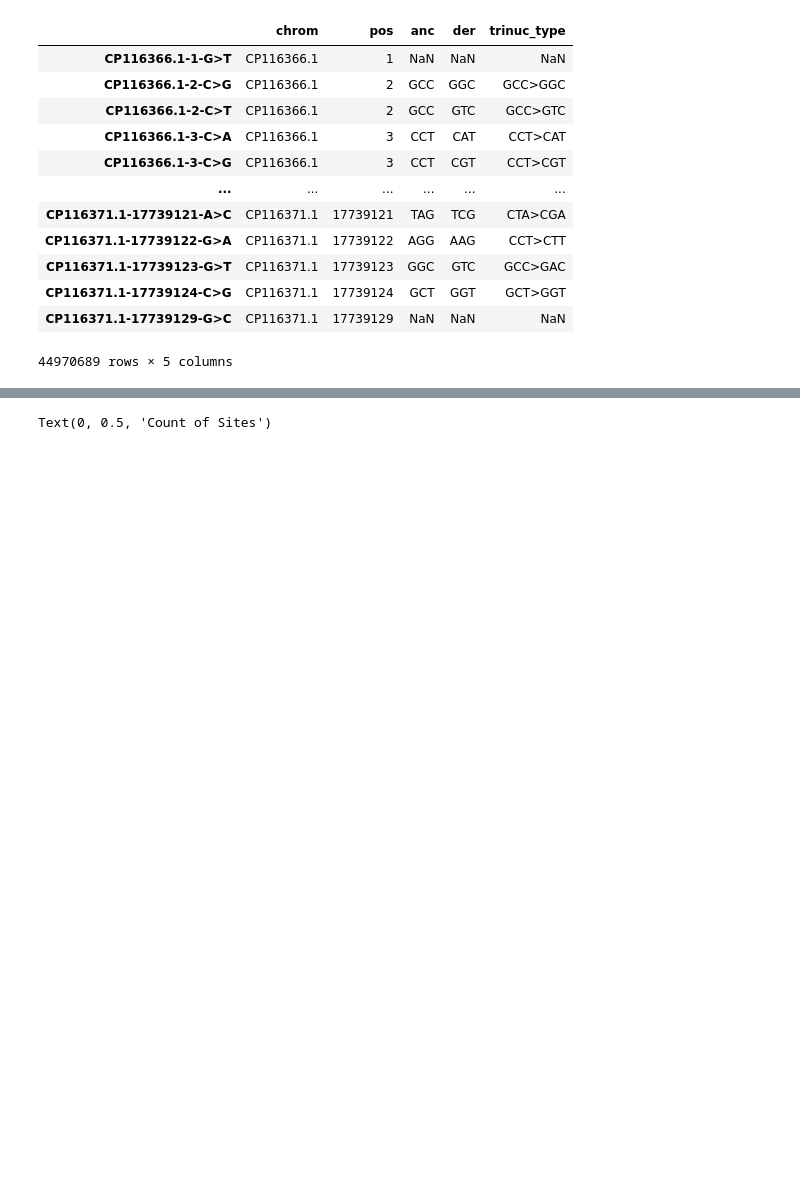
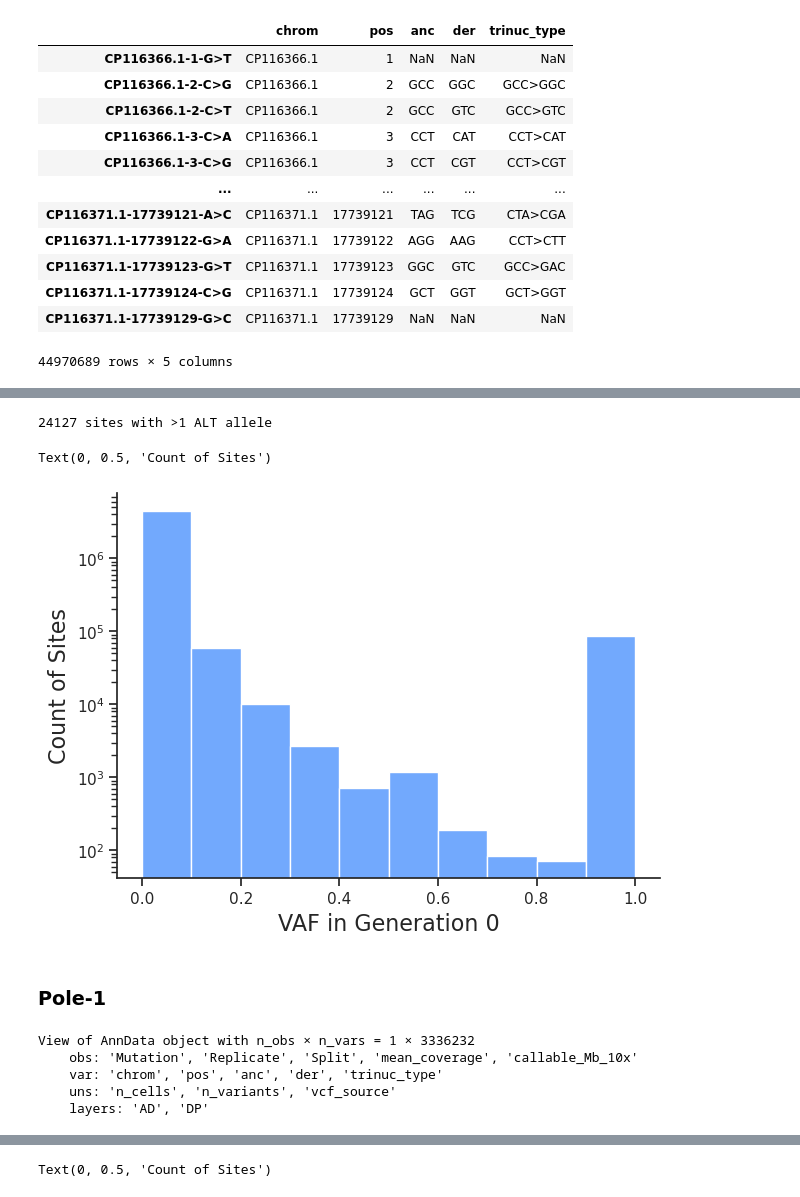
Before and after one commit to SrivatsanLab/SPC_genome, a Jupyter notebook: notebooks/worm_mut_accumulation.ipynb, the cells around one changed output, grey strips where cells are left out. Saved outputs shown, nothing was run; the diff lists cells and outputs as text; code cells hidden in the pictures; blank space fills up the shorter version.

```diff
--- a/notebooks/worm_mut_accumulation.ipynb
+++ b/notebooks/worm_mut_accumulation.ipynb
@@ -151,0 +154,4 @@ adata.var
+# %%
+N2_G0 = adata['N2_G0',:]
+N2_G0 = N2_G0[:,N2_G0.layers['AD'].toarray()>0]
+N2_G0
@@ -151,0 +181,17 @@ adata.var
+# %%
+# Count how many multiallelic sites there are
+n_multi_sites = N2_G0.var.groupby(['chrom', 'pos']).size().gt(1).sum()
+print(f"{n_multi_sites} sites with >1 ALT allele")
+
+# Distribution of how multiallelic (biallelic vs tri- vs tetra-)
+# pole.var.groupby(['chrom', 'pos']).size().value_counts().sort_index()
+
+# Get just the multiallelic site coordinates
+N2_G0_multi_sites = (
+    N2_G0.var.groupby(['chrom', 'pos'])
+    .size()
+    .loc[lambda s: s > 1]
+    .index
+)
+# %% [output]
+24127 sites with >1 ALT allele
@@ -151,0 +202,30 @@ adata.var
+# %%
+sns.set_theme(style="ticks")
+f, ax = plt.subplots(figsize=(7, 5))
+sns.despine(f)
+sns.histplot(N2_G0.var, x='bulk_vaf',
+             alpha=0.75,
+             color = pal["N2_G0"],
+             linewidth=1,
+             ax=ax,
+             # log_scale=True,
+             bins=10
+            )
+ax.set_yscale('log')
+plt.xlabel("VAF in Generation 0", fontsize=16)
+plt.ylabel("Count of Sites", fontsize=16)
+# %% [output]
+Text(0, 0.5, 'Count of Sites')
+[figure, added]
+# %% [markdown]
+### Pole-1
+# %%
+pole = adata['Pole-1_P0',:]
+pole = pole[:,pole.layers['AD'].toarray()>0]
+pole
+# %% [output]
+View of AnnData object with n_obs × n_vars = 1 × 3336232
+    obs: 'Mutation', 'Replicate', 'Split', 'mean_coverage', 'callable_Mb_10x'
+    var: 'chrom', 'pos', 'anc', 'der', 'trinuc_type'
+    uns: 'n_cells', 'n_variants', 'vcf_source'
+    layers: 'AD', 'DP'
```
Also changed, not shown: parts of 88 cells of this notebook, 2 other files.
